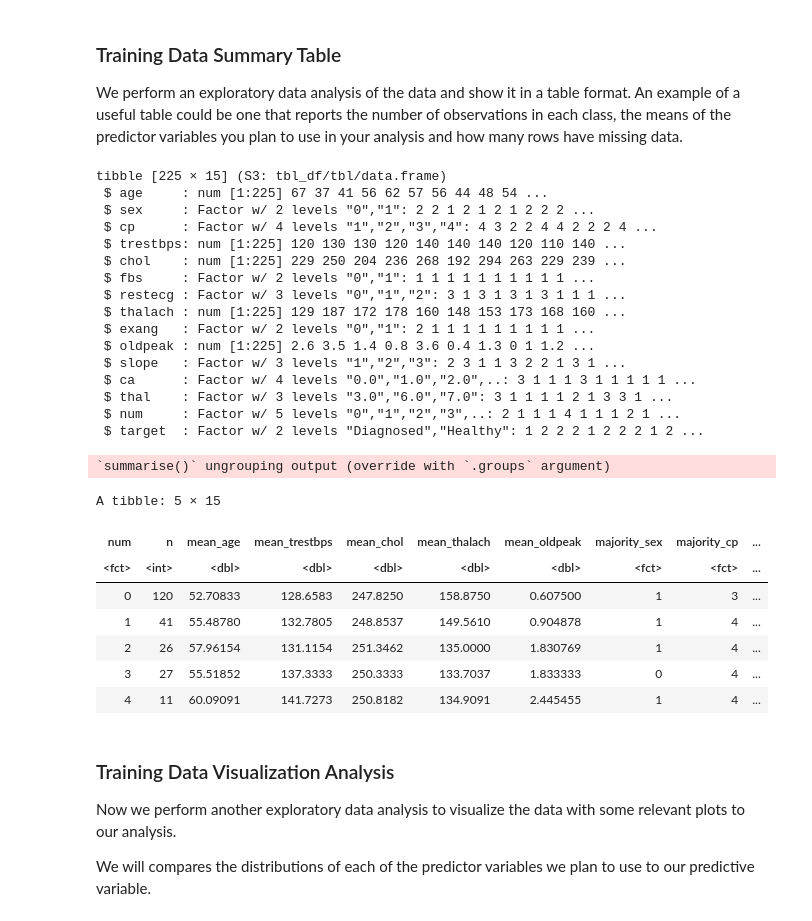
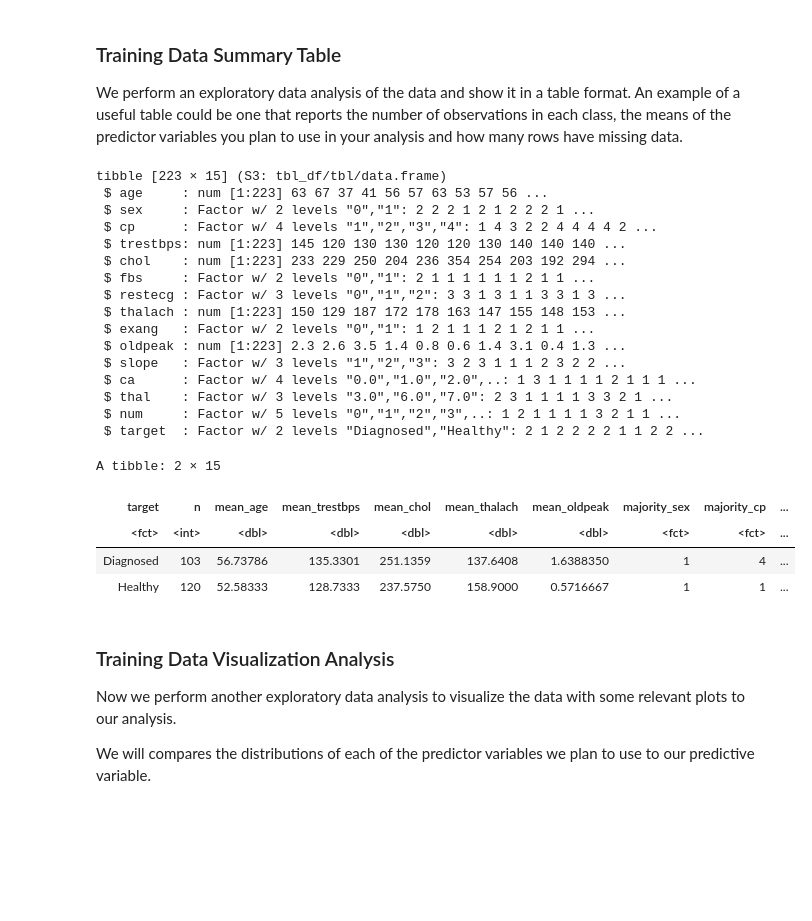
Before and after one commit to karrious/dsci-group-project-8, a Jupyter notebook: project_proposal.ipynb, the cells around one changed output. Drawn from its saved outputs; the diff is of its cells as text; code cells hidden in the pictures; blank space fills up the shorter version.

```diff
--- a/project_proposal.ipynb
+++ b/project_proposal.ipynb
@@ -128,5 +119,5 @@ For the next part, we want to explore our dataset, but only the training dataset
 # %%
-data_split <- initial_split(data, prop = 0.75, strata = num)
+data_split <- initial_split(data, prop = 0.75, strata = target)
 data_train <- training(data_split)
 data_test <- testing(data_split)
 
@@ -165,51 +156,47 @@ We perform an exploratory data analysis of the data and show it in a table forma
 # %%
 str(data_train)
 # %% [output]
-tibble [225 × 15] (S3: tbl_df/tbl/data.frame)
- $ age     : num [1:225] 67 37 41 56 62 57 56 44 48 54 ...
- $ sex     : Factor w/ 2 levels "0","1": 2 2 1 2 1 2 1 2 2 2 ...
- $ cp      : Factor w/ 4 levels "1","2","3","4": 4 3 2 2 4 4 2 2 2 4 ...
- $ trestbps: num [1:225] 120 130 130 120 140 140 140 120 110 140 ...
- $ chol    : num [1:225] 229 250 204 236 268 192 294 263 229 239 ...
- $ fbs     : Factor w/ 2 levels "0","1": 1 1 1 1 1 1 1 1 1 1 ...
- $ restecg : Factor w/ 3 levels "0","1","2": 3 1 3 1 3 1 3 1 1 1 ...
- $ thalach : num [1:225] 129 187 172 178 160 148 153 173 168 160 ...
- $ exang   : Factor w/ 2 levels "0","1": 2 1 1 1 1 1 1 1 1 1 ...
- $ oldpeak : num [1:225] 2.6 3.5 1.4 0.8 3.6 0.4 1.3 0 1 1.2 ...
- $ slope   : Factor w/ 3 levels "1","2","3": 2 3 1 1 3 2 2 1 3 1 ...
- $ ca      : Factor w/ 4 levels "0.0","1.0","2.0",..: 3 1 1 1 3 1 1 1 1 1 ...
- $ thal    : Factor w/ 3 levels "3.0","6.0","7.0": 3 1 1 1 1 2 1 3 3 1 ...
- $ num     : Factor w/ 5 levels "0","1","2","3",..: 2 1 1 1 4 1 1 1 2 1 ...
- $ target  : Factor w/ 2 levels "Diagnosed","Healthy": 1 2 2 2 1 2 2 2 1 2 ...
+tibble [223 × 15] (S3: tbl_df/tbl/data.frame)
+ $ age     : num [1:223] 63 67 37 41 56 57 63 53 57 56 ...
+ $ sex     : Factor w/ 2 levels "0","1": 2 2 2 1 2 1 2 2 2 1 ...
+ $ cp      : Factor w/ 4 levels "1","2","3","4": 1 4 3 2 2 4 4 4 4 2 ...
+ $ trestbps: num [1:223] 145 120 130 130 120 120 130 140 140 140 ...
+ $ chol    : num [1:223] 233 229 250 204 236 354 254 203 192 294 ...
+ $ fbs     : Factor w/ 2 levels "0","1": 2 1 1 1 1 1 1 2 1 1 ...
+ $ restecg : Factor w/ 3 levels "0","1","2": 3 3 1 3 1 1 3 3 1 3 ...
+ $ thalach : num [1:223] 150 129 187 172 178 163 147 155 148 153 ...
+ $ exang   : Factor w/ 2 levels "0","1": 1 2 1 1 1 2 1 2 1 1 ...
+ $ oldpeak : num [1:223] 2.3 2.6 3.5 1.4 0.8 0.6 1.4 3.1 0.4 1.3 ...
+ $ slope   : Factor w/ 3 levels "1","2","3": 3 2 3 1 1 1 2 3 2 2 ...
+ $ ca      : Factor w/ 4 levels "0.0","1.0","2.0",..: 1 3 1 1 1 1 2 1 1 1 ...
+ $ thal    : Factor w/ 3 levels "3.0","6.0","7.0": 2 3 1 1 1 1 3 3 2 1 ...
+ $ num     : Factor w/ 5 levels "0","1","2","3",..: 1 2 1 1 1 1 3 2 1 1 ...
+ $ target  : Factor w/ 2 levels "Diagnosed","Healthy": 2 1 2 2 2 2 1 1 2 2 ...
 # %%
 EDA_data <- data_train %>%
-    group_by(num) %>%
+    group_by(target) %>%
     summarize(n = n(),
               mean_age = mean(age, na.rm = TRUE),
               mean_trestbps = mean(trestbps, na.rm = TRUE),
               mean_chol = mean(chol, na.rm = TRUE),
               mean_thalach = mean(thalach, na.rm = TRUE),
               mean_oldpeak = mean(oldpeak, na.rm = TRUE),
               majority_sex = sex[n == max(n)][1],
               majority_cp = cp[n == max(n)][1],
               majority_fbs = fbs[n == max(n)][1],
               majority_restecg = restecg[n == max(n)][1],
               majority_exang = exang[n == max(n)][1],
               majority_slope = slope[n == max(n)][1],
               majority_ca = ca[n == max(n)][1],
               majority_thal = thal[n == max(n)][1])
 
 EDA_data
 # %% [output]
-`summarise()` ungrouping output (override with `.groups` argument)
+A tibble: 2 × 15
-A tibble: 5 × 15
-| num | n | mean_age | mean_trestbps | mean_chol | mean_thalach | mean_oldpeak | majority_sex | majority_cp | ... |
+| target | n | mean_age | mean_trestbps | mean_chol | mean_thalach | mean_oldpeak | majority_sex | majority_cp | ... |
 | <fct> | <int> | <dbl> | <dbl> | <dbl> | <dbl> | <dbl> | <fct> | <fct> | ... |
-| 0 | 120 | 52.70833 | 128.6583 | 247.8250 | 158.8750 | 0.607500 | 1 | 3 | ... |
-| 1 | 41 | 55.48780 | 132.7805 | 248.8537 | 149.5610 | 0.904878 | 1 | 4 | ... |
-| 2 | 26 | 57.96154 | 131.1154 | 251.3462 | 135.0000 | 1.830769 | 1 | 4 | ... |
-| 3 | 27 | 55.51852 | 137.3333 | 250.3333 | 133.7037 | 1.833333 | 0 | 4 | ... |
-| 4 | 11 | 60.09091 | 141.7273 | 250.8182 | 134.9091 | 2.445455 | 1 | 4 | ... |
+| Diagnosed | 103 | 56.73786 | 135.3301 | 251.1359 | 137.6408 | 1.6388350 | 1 | 4 | ... |
+| Healthy | 120 | 52.58333 | 128.7333 | 237.5750 | 158.9000 | 0.5716667 | 1 | 1 | ... |
 # %% [markdown]
 ### Training Data Visualization Analysis
 
```
Also changed, not shown: parts of 10 cells of this notebook.
